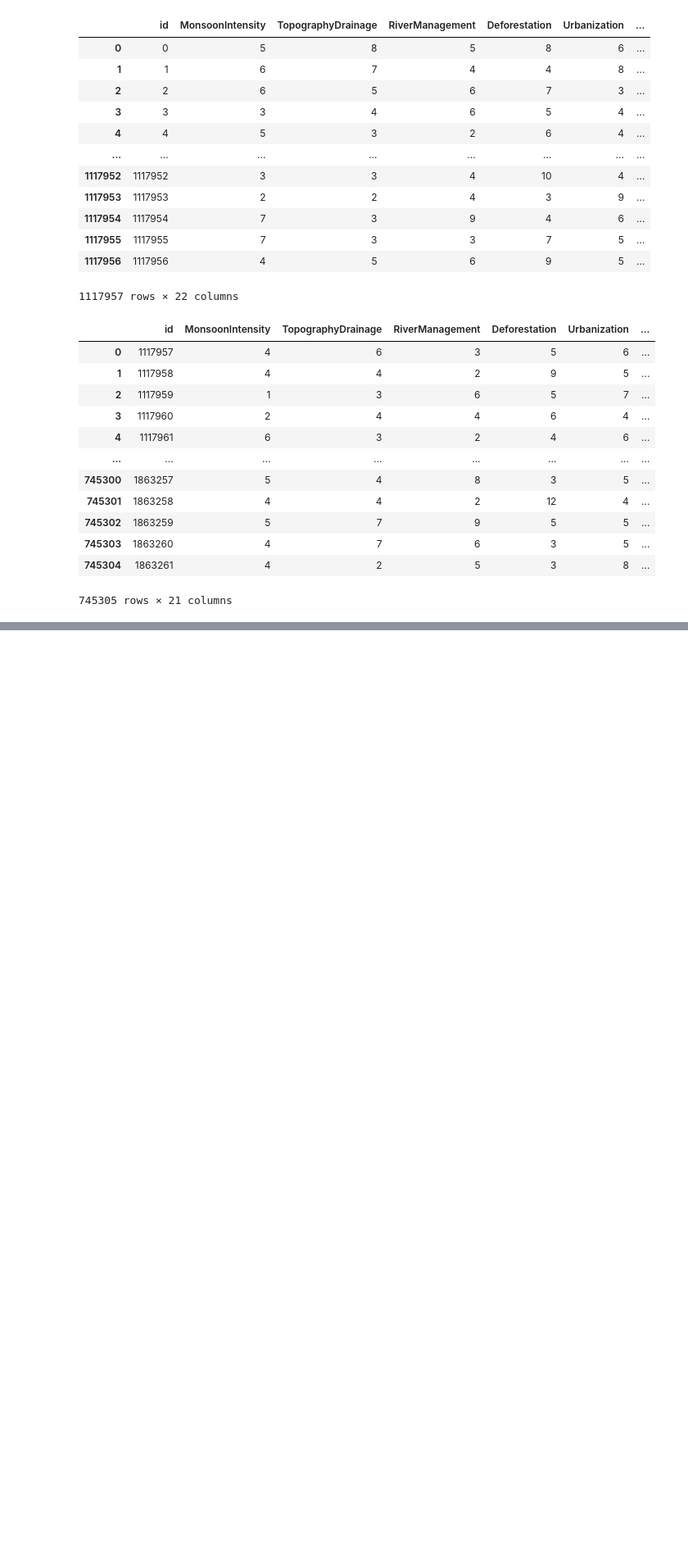
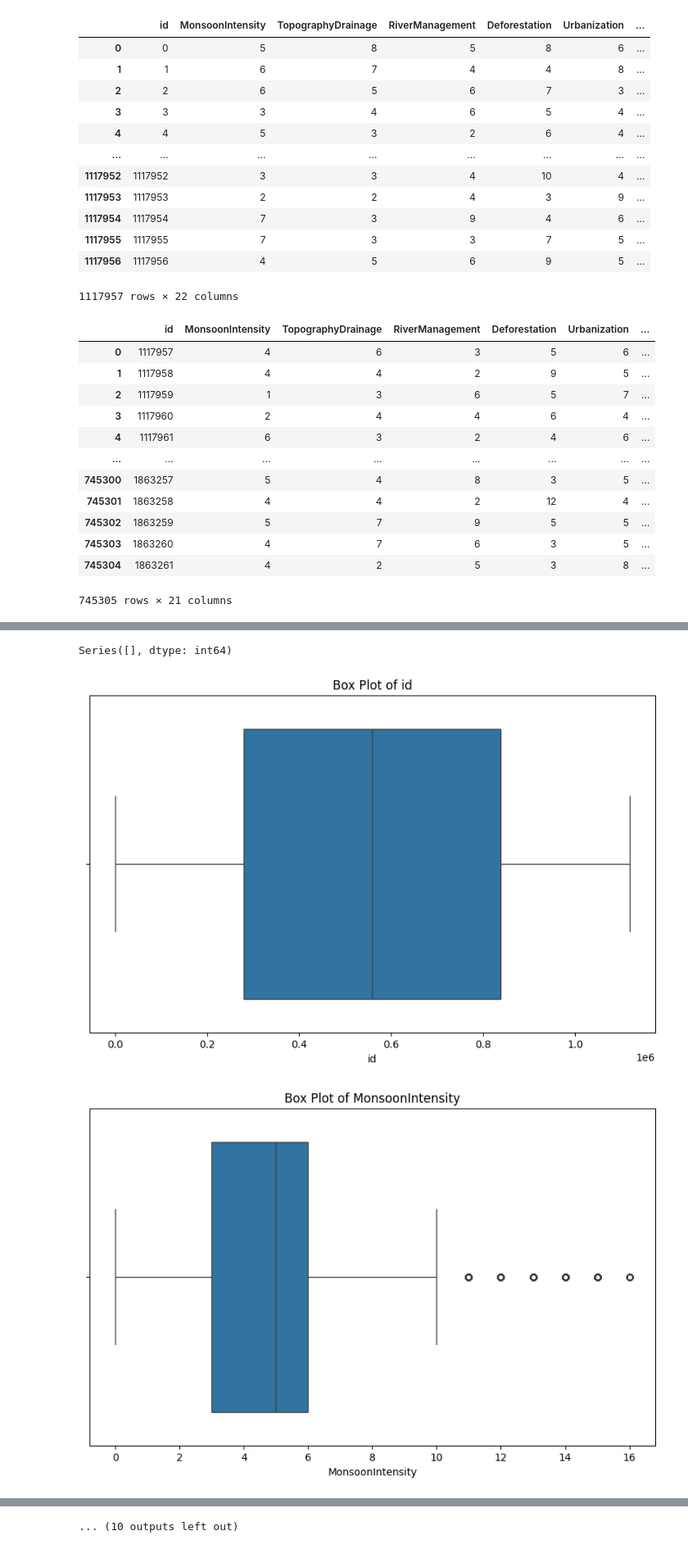
Before and after one commit to adrianramadhan/Flood-Prediction-Regression-Case-Study, a Jupyter notebook: notebook.ipynb, the cells around one changed output, grey strips where cells are left out. Shown at 82% size. Drawn from its saved outputs; the diff is of its cells as text; code cells hidden in the pictures; blank space fills up the shorter version.

```diff
--- a/notebook.ipynb
+++ b/notebook.ipynb
@@ -36,0 +74,19 @@ df_test
+# %%
+missing_values = df_train.isnull().sum()
+missing_values[missing_values > 0]
+# %% [output]
+Series([], dtype: int64)
+# %%
+# Cek Outliers
+import pandas as pd
+import seaborn as sns
+import matplotlib.pyplot as plt
+
+for feature in df_train.columns:
+    plt.figure(figsize=(10, 6))
+    sns.boxplot(x=df_train[feature])
+    plt.title(f'Box Plot of {feature}')
+    plt.show()
+# %% [output]
+[figure, added]
+[figure, added]
@@ -36,0 +103 @@ df_test
+... (10 outputs left out)
```
Also changed, not shown: parts of 11 cells of this notebook.
